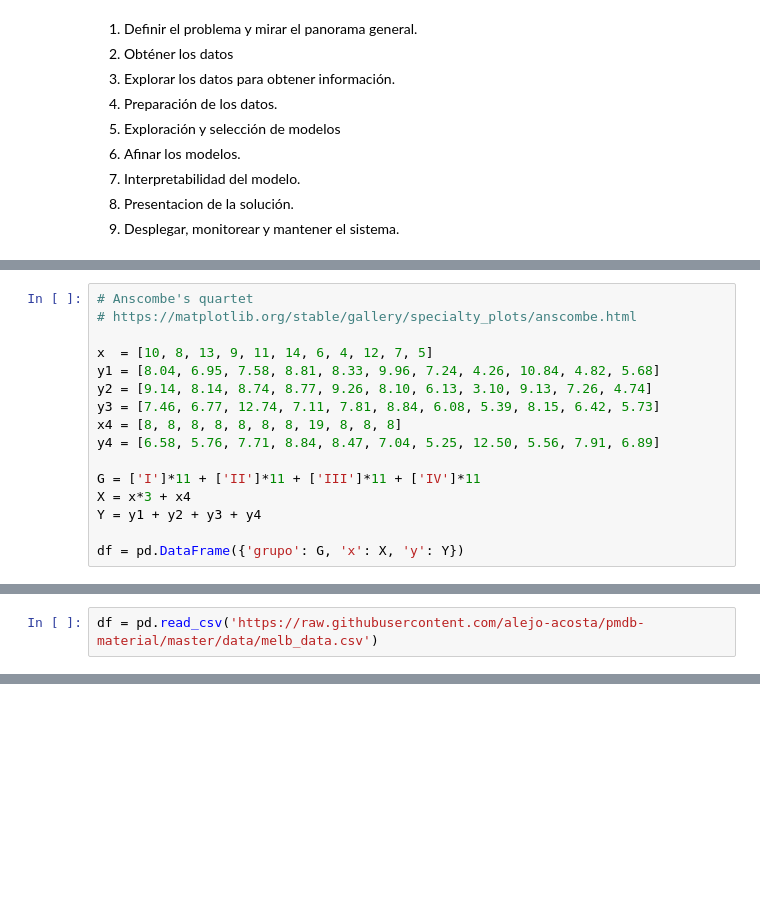
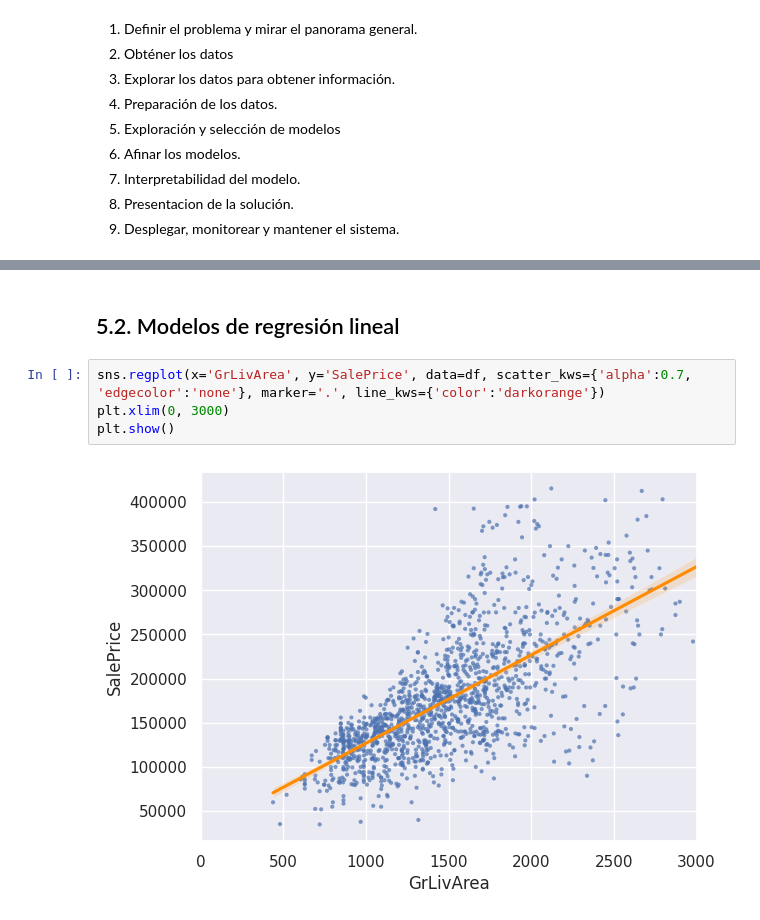
Before and after one commit to alejo-acosta/pmdb-material, a Jupyter notebook: 5.0-modelamiento.ipynb, the cells around one changed output, grey strips where cells are left out. Drawn from its saved outputs; the diff is of its cells as text; blank space fills up the shorter version.

```diff
--- a/5.0-modelamiento.ipynb
+++ b/5.0-modelamiento.ipynb
@@ -95,16 +145,0 @@ sns.set()
-# %%
-# Anscombe's quartet
-# https://matplotlib.org/stable/gallery/specialty_plots/anscombe.html
-
-x  = [10, 8, 13, 9, 11, 14, 6, 4, 12, 7, 5]
-y1 = [8.04, 6.95, 7.58, 8.81, 8.33, 9.96, 7.24, 4.26, 10.84, 4.82, 5.68]
-y2 = [9.14, 8.14, 8.74, 8.77, 9.26, 8.10, 6.13, 3.10, 9.13, 7.26, 4.74]
-y3 = [7.46, 6.77, 12.74, 7.11, 7.81, 8.84, 6.08, 5.39, 8.15, 6.42, 5.73]
-x4 = [8, 8, 8, 8, 8, 8, 8, 19, 8, 8, 8]
-y4 = [6.58, 5.76, 7.71, 8.84, 8.47, 7.04, 5.25, 12.50, 5.56, 7.91, 6.89]
-
-G = ['I']*11 + ['II']*11 + ['III']*11 + ['IV']*11
-X = x*3 + x4
-Y = y1 + y2 + y3 + y4
-
-df = pd.DataFrame({'grupo': G, 'x': X, 'y': Y})
@@ -192,2 +145,0 @@ https://www.kaggle.com/datasets/dansbecker/melbourne-housing-snapshot
-# %%
-df = pd.read_csv('https://raw.githubusercontent.com/alejo-acosta/pmdb-material/master/data/melb_data.csv')
@@ -272,0 +146,8 @@ px.scatter(gapminder, x="gdpPercap", y="lifeExp",
+# %% [markdown]
+## 5.2. Modelos de regresión lineal
+# %%
+sns.regplot(x='GrLivArea', y='SalePrice', data=df, scatter_kws={'alpha':0.7, 'edgecolor':'none'}, marker='.', line_kws={'color':'darkorange'})
+plt.xlim(0, 3000)
+plt.show()
+# %% [output]
+[figure, added]
```
Also changed, not shown: parts of 36 cells of this notebook, 55 other files.
